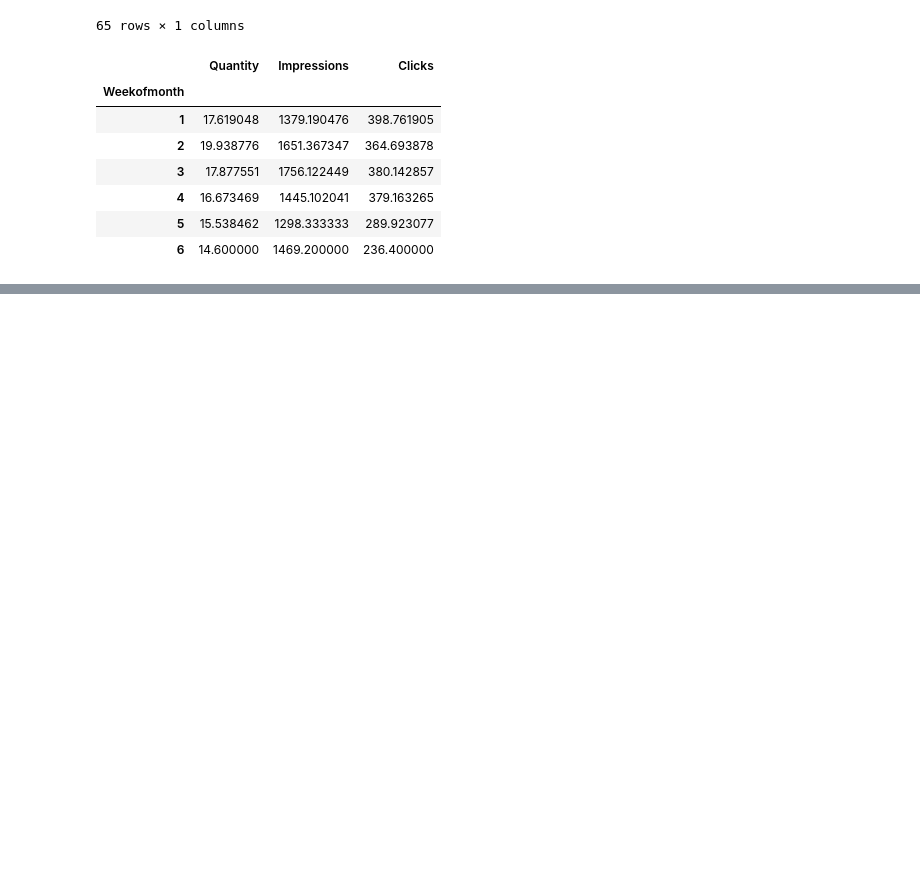
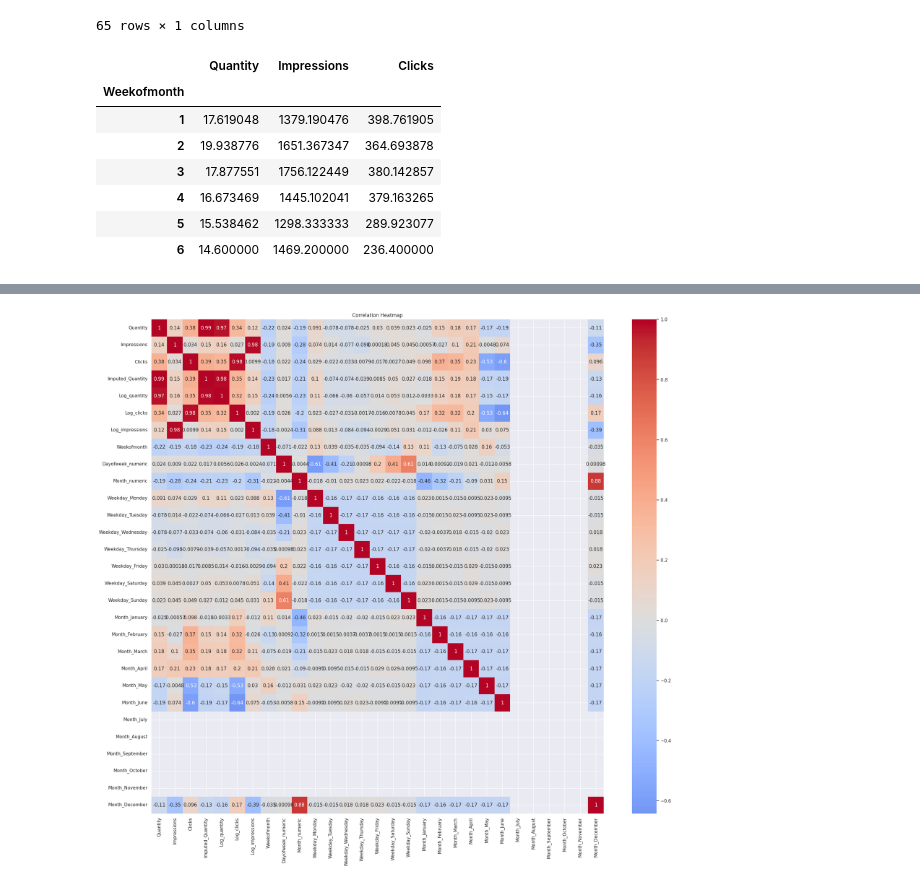
Before and after one commit to Chris-Joy26/Chris-Infosys-Nov24, a Jupyter notebook: WEEK2.ipynb, the cells around one changed output, grey strips where cells are left out. Saved outputs shown, nothing was run; the diff lists cells and outputs as text; code cells hidden in the pictures; blank space fills up the shorter version.

```diff
--- a/WEEK2.ipynb
+++ b/WEEK2.ipynb
@@ -676,0 +679,9 @@ summary_Weekofmonth
+# %%
+def daytonumber(day):
+    days = {'Monday': 1,'Tuesday': 2,'Wednesday': 3,'Thursday': 4,'Friday': 5,'Saturday': 6,'Sunday': 7}
+    return days[day]
+masterdata['Dayofweek_numeric'] = masterdata['Dayofweek'].apply(daytonumber)
+def monthtonumber(month):
+    months = {'January': 1,'February': 2,'March': 3,'April': 4,'May': 5,'June': 6,'July': 7,'August': 8,'September': 9,'October': 10,'November':11,'December':12}
+    return months[month]
+masterdata['Month_numeric'] = masterdata['Monthname'].apply(monthtonumber)
@@ -676,0 +711,21 @@ summary_Weekofmonth
+# %%
+masterdata.loc[masterdata['Dayofweek'] == 'Monday','Weekday_Monday'] = 1
+masterdata.loc[masterdata['Dayofweek'] == 'Tuesday','Weekday_Tuesday'] = 1
+masterdata.loc[masterdata['Dayofweek'] == 'Wednesday','Weekday_Wednesday'] = 1
+masterdata.loc[masterdata['Dayofweek'] == 'Thursday','Weekday_Thursday'] = 1
+masterdata.loc[masterdata['Dayofweek'] == 'Friday','Weekday_Friday'] = 1
+masterdata.loc[masterdata['Dayofweek'] == 'Saturday','Weekday_Saturday'] = 1
+masterdata.loc[masterdata['Dayofweek'] == 'Sunday','Weekday_Sunday'] = 1
+
+masterdata.loc[masterdata['Monthname'] == 'January','Month_January'] = 1
+masterdata.loc[masterdata['Monthname'] == 'February','Month_February'] = 1
+masterdata.loc[masterdata['Monthname'] == 'March','Month_March'] = 1
+masterdata.loc[masterdata['Monthname'] == 'April','Month_April'] = 1
+masterdata.loc[masterdata['Monthname'] == 'May','Month_May'] = 1
+masterdata.loc[masterdata['Monthname'] == 'June','Month_June'] = 1
+masterdata.loc[masterdata['Monthname'] == 'July','Month_July'] = 1
+masterdata.loc[masterdata['Monthname'] == 'August','Month_August'] = 1
+masterdata.loc[masterdata['Monthname'] == 'September','Month_September'] = 1
+masterdata.loc[masterdata['Monthname'] == 'October','Month_October'] = 1
+masterdata.loc[masterdata['Monthname'] == 'November','Month_November'] = 1
+masterdata.loc[masterdata['Monthname'] == 'December','Month_December'] = 1
@@ -676,0 +756,8 @@ summary_Weekofmonth
+# %%
+weekdayscol = ['Weekday_Monday', 'Weekday_Tuesday', 'Weekday_Wednesday', 'Weekday_Thursday', 'Weekday_Friday', 'Weekday_Saturday', 'Weekday_Sunday']
+
+monthscol = ['Month_January', 'Month_February', 'Month_March', 'Month_April', 'Month_May', 'Month_June', 'Month_July', 'Month_August', 'Month_September',
+             'Month_October', 'Month_November', 'Month_December']
+
+masterdata[weekdayscol] = masterdata[weekdayscol].fillna(0)
+masterdata[monthscol] = masterdata[monthscol].fillna(0)
@@ -676,0 +821,8 @@ summary_Weekofmonth
+# %%
+plt.figure(figsize=(25, 22))
+correlation_matrix = masterdata.corr(numeric_only=True)
+sns.heatmap(correlation_matrix, annot=True, cmap='coolwarm', center=0)
+plt.title('Correlation Heatmap')
+plt.show()
+# %% [output]
+[figure, added]
```
Also changed, not shown: parts of 9 cells of this notebook.
